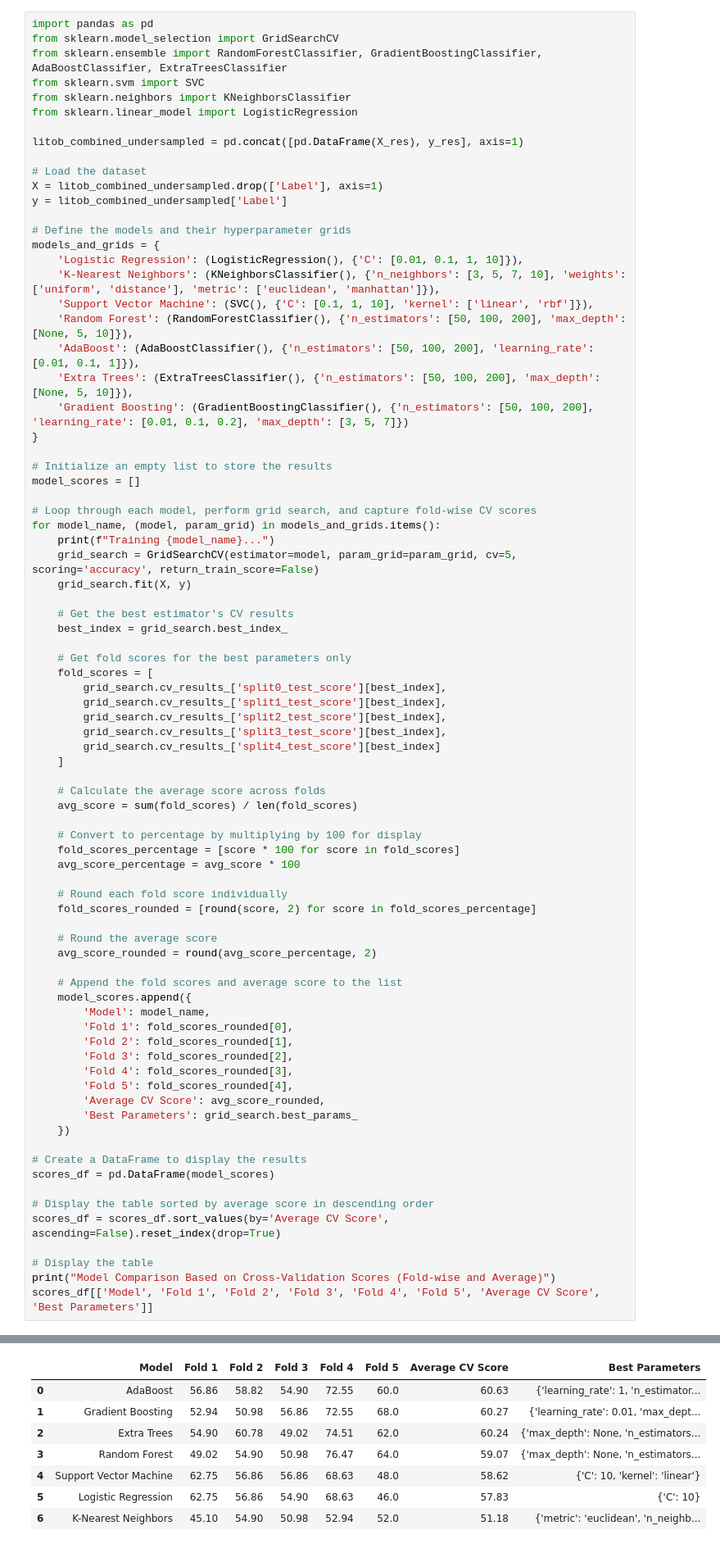
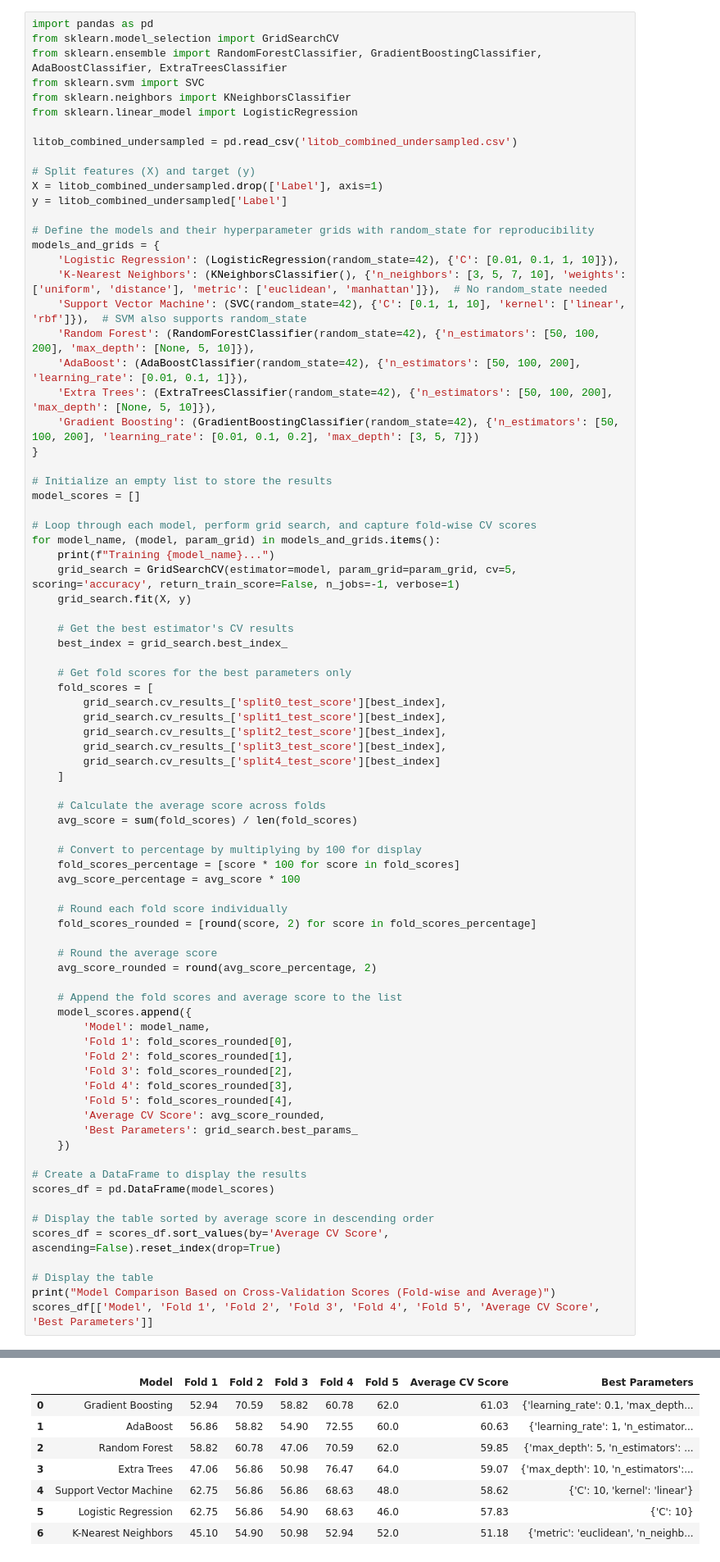
Before and after one commit to Geez-l/litoX, a Jupyter notebook: SP_ML/ml_measurements.ipynb, the cells around one changed output, grey strips where cells are left out. Shown at 82% size. Drawn from its saved outputs; the diff is of its cells as text.

```diff
--- a/SP_ML/ml_measurements.ipynb
+++ b/SP_ML/ml_measurements.ipynb
@@ -966,21 +943,21 @@ from sklearn.svm import SVC
 from sklearn.neighbors import KNeighborsClassifier
 from sklearn.linear_model import LogisticRegression
 
-litob_combined_undersampled = pd.concat([pd.DataFrame(X_res), y_res], axis=1)
+litob_combined_undersampled = pd.read_csv('litob_combined_undersampled.csv')
 
-# Load the dataset
+# Split features (X) and target (y)
 X = litob_combined_undersampled.drop(['Label'], axis=1)
 y = litob_combined_undersampled['Label']
 
-# Define the models and their hyperparameter grids
+# Define the models and their hyperparameter grids with random_state for reproducibility
 models_and_grids = {
-    'Logistic Regression': (LogisticRegression(), {'C': [0.01, 0.1, 1, 10]}),
-    'K-Nearest Neighbors': (KNeighborsClassifier(), {'n_neighbors': [3, 5, 7, 10], 'weights': ['uniform', 'distance'], 'metric': ['euclidean', 'manhattan']}),
-    'Support Vector Machine': (SVC(), {'C': [0.1, 1, 10], 'kernel': ['linear', 'rbf']}),
-    'Random Forest': (RandomForestClassifier(), {'n_estimators': [50, 100, 200], 'max_depth': [None, 5, 10]}),
-    'AdaBoost': (AdaBoostClassifier(), {'n_estimators': [50, 100, 200], 'learning_rate': [0.01, 0.1, 1]}),
-    'Extra Trees': (ExtraTreesClassifier(), {'n_estimators': [50, 100, 200], 'max_depth': [None, 5, 10]}),
-    'Gradient Boosting': (GradientBoostingClassifier(), {'n_estimators': [50, 100, 200], 'learning_rate': [0.01, 0.1, 0.2], 'max_depth': [3, 5, 7]})
+    'Logistic Regression': (LogisticRegression(random_state=42), {'C': [0.01, 0.1, 1, 10]}),
+    'K-Nearest Neighbors': (KNeighborsClassifier(), {'n_neighbors': [3, 5, 7, 10], 'weights': ['uniform', 'distance'], 'metric': ['euclidean', 'manhattan']}),  # No random_state needed
+    'Support Vector Machine': (SVC(random_state=42), {'C': [0.1, 1, 10], 'kernel': ['linear', 'rbf']}),  # SVM also supports random_state
+    'Random Forest': (RandomForestClassifier(random_state=42), {'n_estimators': [50, 100, 200], 'max_depth': [None, 5, 10]}),
+    'AdaBoost': (AdaBoostClassifier(random_state=42), {'n_estimators': [50, 100, 200], 'learning_rate': [0.01, 0.1, 1]}),
+    'Extra Trees': (ExtraTreesClassifier(random_state=42), {'n_estimators': [50, 100, 200], 'max_depth': [None, 5, 10]}),
+    'Gradient Boosting': (GradientBoostingClassifier(random_state=42), {'n_estimators': [50, 100, 200], 'learning_rate': [0.01, 0.1, 0.2], 'max_depth': [3, 5, 7]})
 }
 
 # Initialize an empty list to store the results
@@ -989,7 +966,7 @@ model_scores = []
 # Loop through each model, perform grid search, and capture fold-wise CV scores
 for model_name, (model, param_grid) in models_and_grids.items():
     print(f"Training {model_name}...")
-    grid_search = GridSearchCV(estimator=model, param_grid=param_grid, cv=5, scoring='accuracy', return_train_score=False)
+    grid_search = GridSearchCV(estimator=model, param_grid=param_grid, cv=5, scoring='accuracy', return_train_score=False, n_jobs=-1, verbose=1)
     grid_search.fit(X, y)
 
     # Get the best estimator's CV results
@@ -1049,9 +1033,9 @@ Training Gradient Boosting...
 Model Comparison Based on Cross-Validation Scores (Fold-wise and Average)
 |  | Model | Fold 1 | Fold 2 | Fold 3 | Fold 4 | Fold 5 | Average CV Score | Best Parameters |
-| 0 | AdaBoost | 56.86 | 58.82 | 54.90 | 72.55 | 60.0 | 60.63 | {'learning_rate': 1, 'n_estimator... |
-| 1 | Gradient Boosting | 52.94 | 50.98 | 56.86 | 72.55 | 68.0 | 60.27 | {'learning_rate': 0.01, 'max_dept... |
-| 2 | Extra Trees | 54.90 | 60.78 | 49.02 | 74.51 | 62.0 | 60.24 | {'max_depth': None, 'n_estimators... |
-| 3 | Random Forest | 49.02 | 54.90 | 50.98 | 76.47 | 64.0 | 59.07 | {'max_depth': None, 'n_estimators... |
+| 0 | Gradient Boosting | 52.94 | 70.59 | 58.82 | 60.78 | 62.0 | 61.03 | {'learning_rate': 0.1, 'max_depth... |
+| 1 | AdaBoost | 56.86 | 58.82 | 54.90 | 72.55 | 60.0 | 60.63 | {'learning_rate': 1, 'n_estimator... |
+| 2 | Random Forest | 58.82 | 60.78 | 47.06 | 70.59 | 62.0 | 59.85 | {'max_depth': 5, 'n_estimators': ... |
+| 3 | Extra Trees | 47.06 | 56.86 | 50.98 | 76.47 | 64.0 | 59.07 | {'max_depth': 10, 'n_estimators':... |
 | 4 | Support Vector Machine | 62.75 | 56.86 | 56.86 | 68.63 | 48.0 | 58.62 | {'C': 10, 'kernel': 'linear'} |
 | 5 | Logistic Regression | 62.75 | 56.86 | 54.90 | 68.63 | 46.0 | 57.83 | {'C': 10} |
 | 6 | K-Nearest Neighbors | 45.10 | 54.90 | 50.98 | 52.94 | 52.0 | 51.18 | {'metric': 'euclidean', 'n_neighb... |
```
Also changed, not shown: parts of 11 cells of this notebook.
